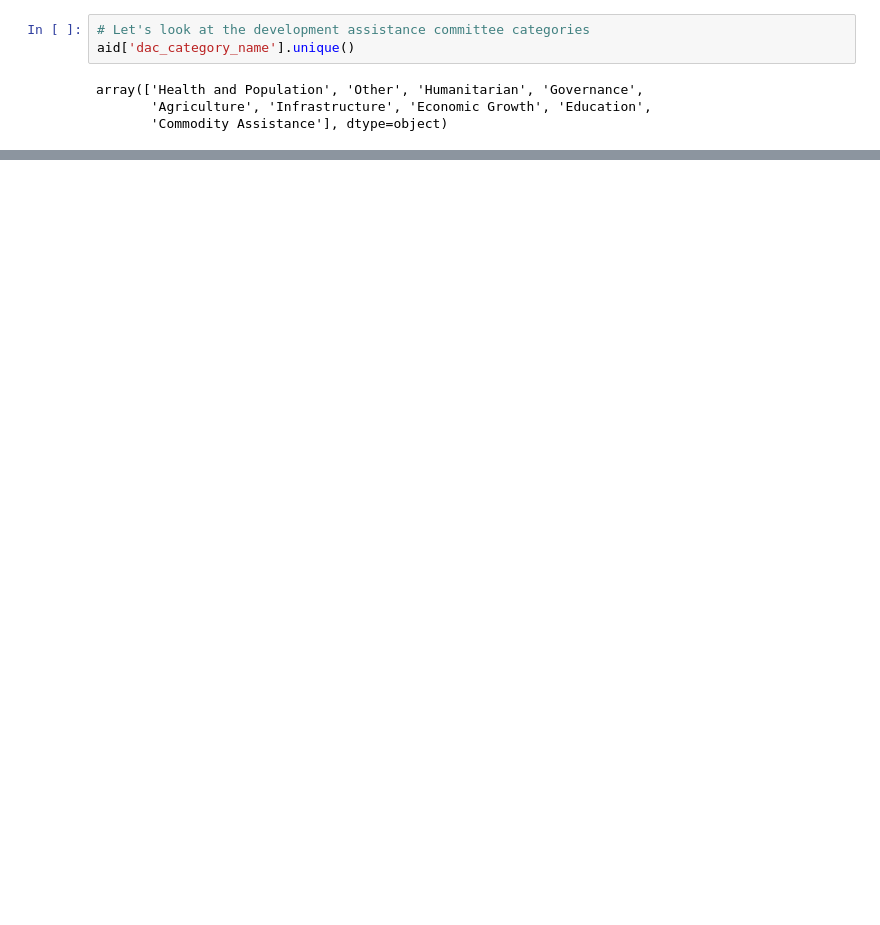
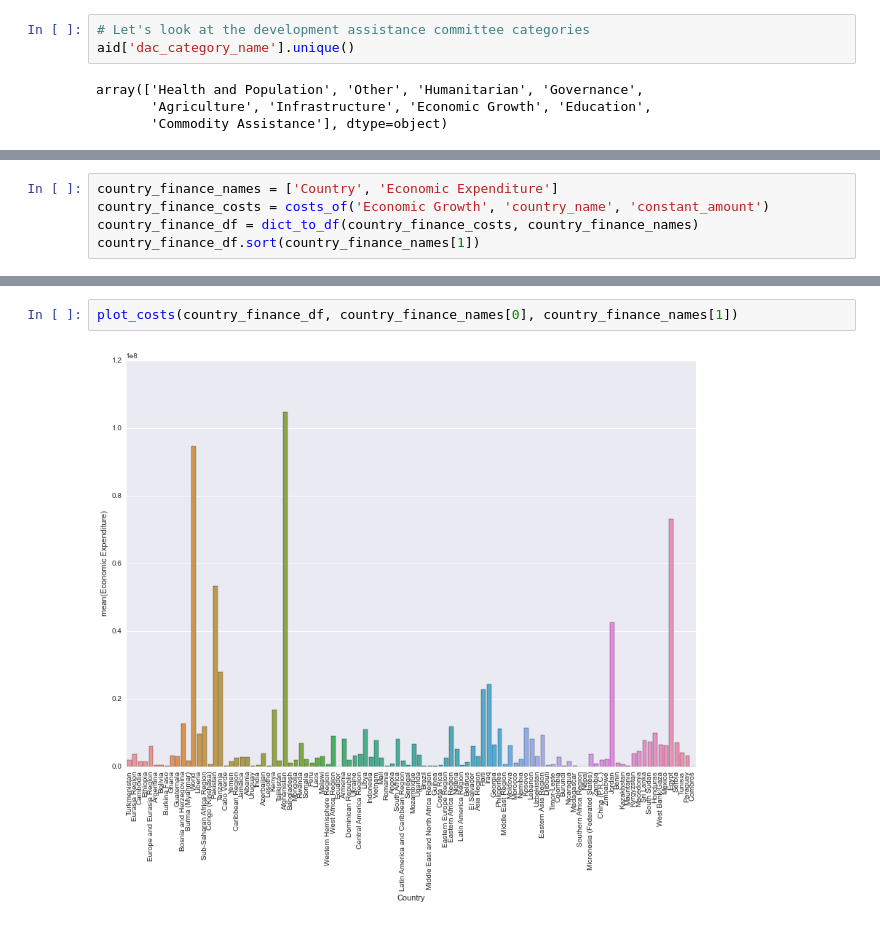
Before and after one commit to ds-proto/ds-proto.github.io, a Jupyter notebook: US_aid.ipynb, the cells around one changed output, grey strips where cells are left out. Saved outputs shown, nothing was run; the diff lists cells and outputs as text; blank space fills up the shorter version.

```diff
--- a/US_aid.ipynb
+++ b/US_aid.ipynb
@@ -127,0 +110,5 @@ plot_costs(country_edu_df, 'Region', 'Total Costs')
+# %%
+country_finance_names = ['Country', 'Economic Expenditure']
+country_finance_costs = costs_of('Economic Growth', 'country_name', 'constant_amount')
+country_finance_df = dict_to_df(country_finance_costs, country_finance_names)
+country_finance_df.sort(country_finance_names[1])
@@ -127,0 +134,4 @@ plot_costs(country_edu_df, 'Region', 'Total Costs')
+# %%
+plot_costs(country_finance_df, country_finance_names[0], country_finance_names[1])
+# %% [output]
+[figure, added]
```
Also changed, not shown: parts of 12 cells of this notebook, 3 other files.
